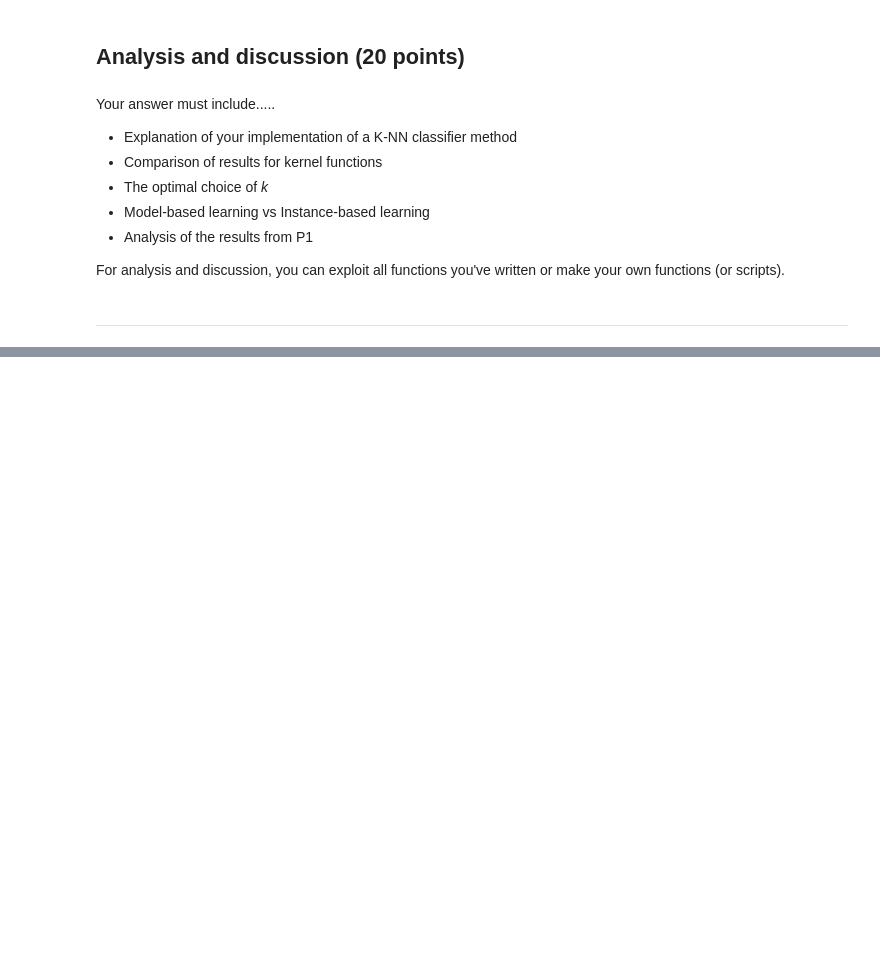
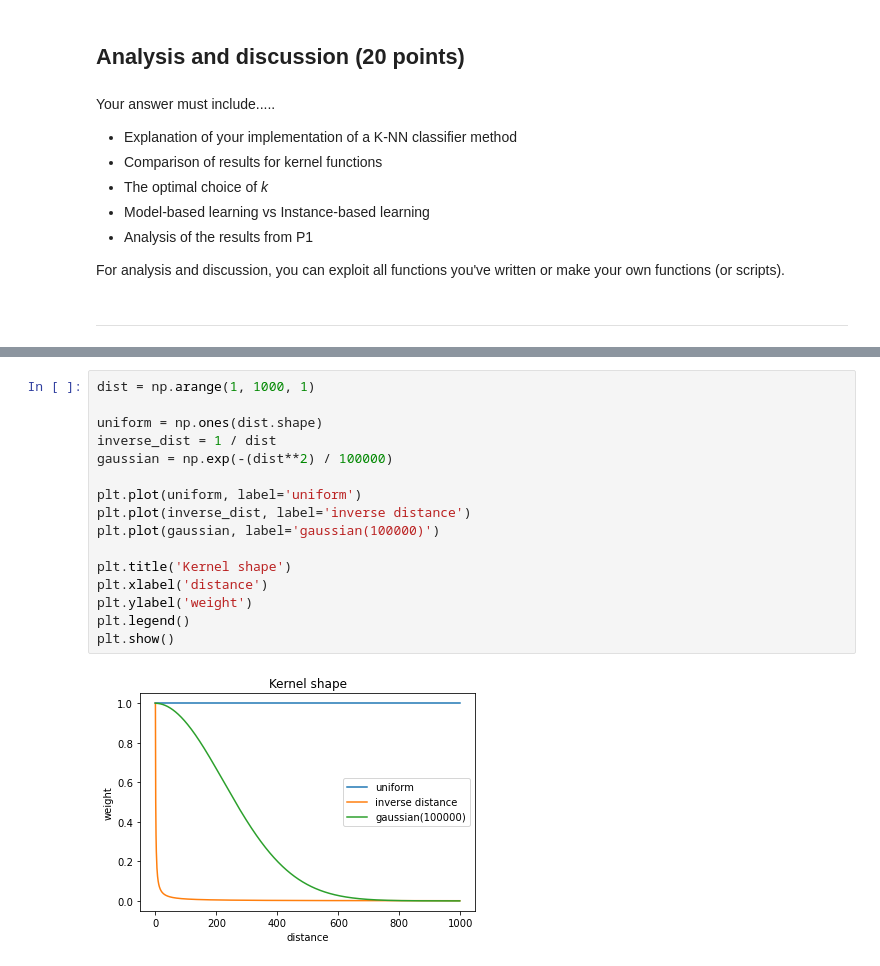
Before and after one commit to ggu1012/basic_ai, a Jupyter notebook: project6_knn/2021_P06_knn.ipynb, the cells around one changed output, grey strips where cells are left out. Drawn from its saved outputs; the diff is of its cells as text; blank space fills up the shorter version.

```diff
--- a/project6_knn/2021_P06_knn.ipynb
+++ b/project6_knn/2021_P06_knn.ipynb
@@ -261,0 +269,18 @@ For analysis and discussion, you can exploit all functions you've written or mak
+# %%
+dist = np.arange(1, 1000, 1)
+
+uniform = np.ones(dist.shape)
+inverse_dist = 1 / dist
+gaussian = np.exp(-(dist**2) / 100000)
+
+plt.plot(uniform, label='uniform')
+plt.plot(inverse_dist, label='inverse distance')
+plt.plot(gaussian, label='gaussian(100000)')
+
+plt.title('Kernel shape')
+plt.xlabel('distance')
+plt.ylabel('weight')
+plt.legend()
+plt.show()
+# %% [output]
+[figure, added]
```
Also changed, not shown: parts of 8 cells of this notebook, 1 other file.
